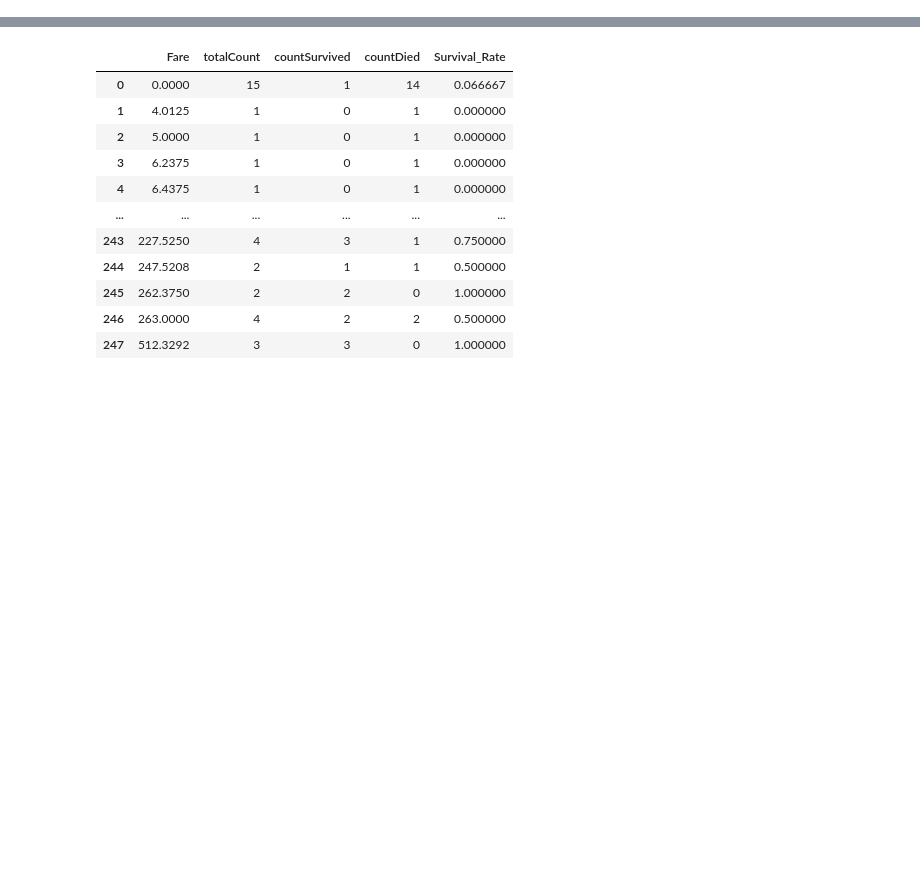
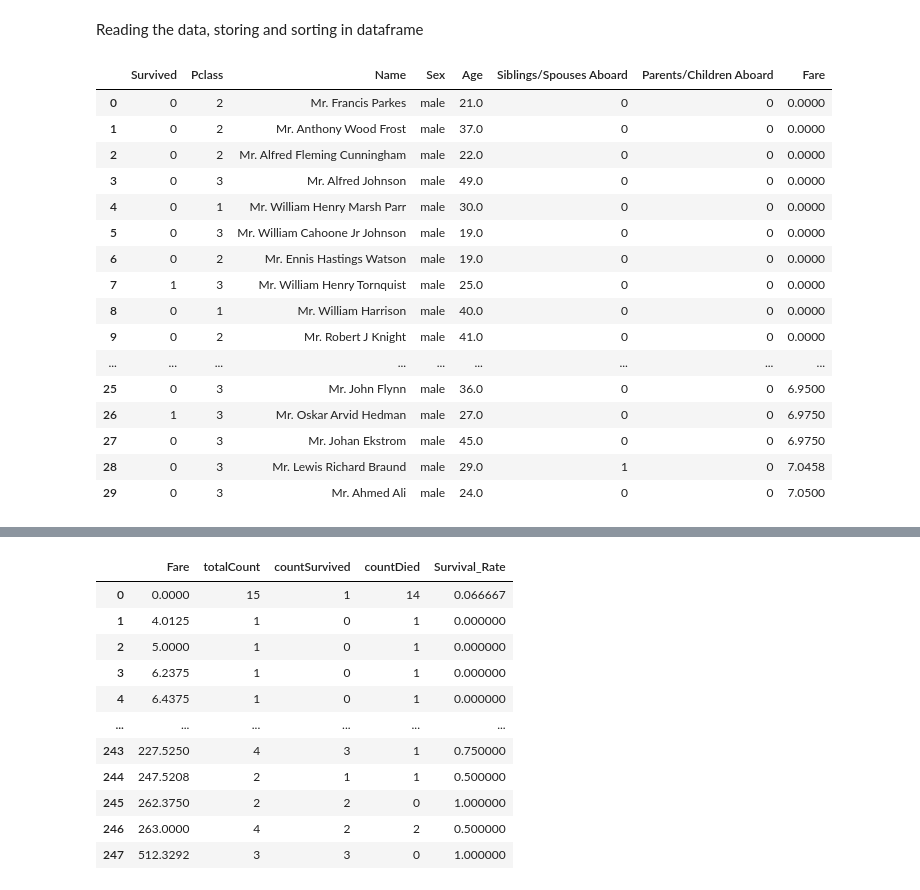
Before and after one commit to USF-CS-663-Spring-2020/lab-02-titanic-aarthi-parthipan, a Jupyter notebook: lab-02-titanic-aarthi-parthipan.ipynb, the cells around one changed output, grey strips where cells are left out. Saved outputs shown, nothing was run; the diff lists cells and outputs as text; code cells hidden in the pictures; blank space fills up the shorter version.

```diff
--- a/lab-02-titanic-aarthi-parthipan.ipynb
+++ b/lab-02-titanic-aarthi-parthipan.ipynb
@@ -0,0 +1,33 @@
+# %% [markdown]
+Reading the data, storing and sorting in dataframe
+# %%
+import pandas as pd
+import matplotlib.pyplot as plt
+import seaborn as sns
+%matplotlib inline
+
+# reading the data from the file
+df_titanic = pd.read_csv("titanic.csv")
+# sorting the dataframe by Fare
+df_titanic.sort_values(by=['Fare'], inplace=True)
+# reseting the index of the dataframe based on sort
+df_titanic.reset_index(drop=True, inplace=True)
+df_titanic.head(30)
+# %% [output]
+|  | Survived | Pclass | Name | Sex | Age | Siblings/Spouses Aboard | Parents/Children Aboard | Fare |
+| 0 | 0 | 2 | Mr. Francis Parkes | male | 21.0 | 0 | 0 | 0.0000 |
+| 1 | 0 | 2 | Mr. Anthony Wood Frost | male | 37.0 | 0 | 0 | 0.0000 |
+| 2 | 0 | 2 | Mr. Alfred Fleming Cunningham | male | 22.0 | 0 | 0 | 0.0000 |
+| 3 | 0 | 3 | Mr. Alfred Johnson | male | 49.0 | 0 | 0 | 0.0000 |
+| 4 | 0 | 1 | Mr. William Henry Marsh Parr | male | 30.0 | 0 | 0 | 0.0000 |
+| 5 | 0 | 3 | Mr. William Cahoone Jr Johnson | male | 19.0 | 0 | 0 | 0.0000 |
+| 6 | 0 | 2 | Mr. Ennis Hastings Watson | male | 19.0 | 0 | 0 | 0.0000 |
+| 7 | 1 | 3 | Mr. William Henry Tornquist | male | 25.0 | 0 | 0 | 0.0000 |
+| 8 | 0 | 1 | Mr. William Harrison | male | 40.0 | 0 | 0 | 0.0000 |
+| 9 | 0 | 2 | Mr. Robert J Knight | male | 41.0 | 0 | 0 | 0.0000 |
+| ... | ... | ... | ... | ... | ... | ... | ... | ... |
+| 25 | 0 | 3 | Mr. John Flynn | male | 36.0 | 0 | 0 | 6.9500 |
+| 26 | 1 | 3 | Mr. Oskar Arvid Hedman | male | 27.0 | 0 | 0 | 6.9750 |
+| 27 | 0 | 3 | Mr. Johan Ekstrom | male | 45.0 | 0 | 0 | 6.9750 |
+| 28 | 0 | 3 | Mr. Lewis Richard Braund | male | 29.0 | 1 | 0 | 7.0458 |
+| 29 | 0 | 3 | Mr. Ahmed Ali | male | 24.0 | 0 | 0 | 7.0500 |
```
Also changed, not shown: parts of 19 cells of this notebook.
